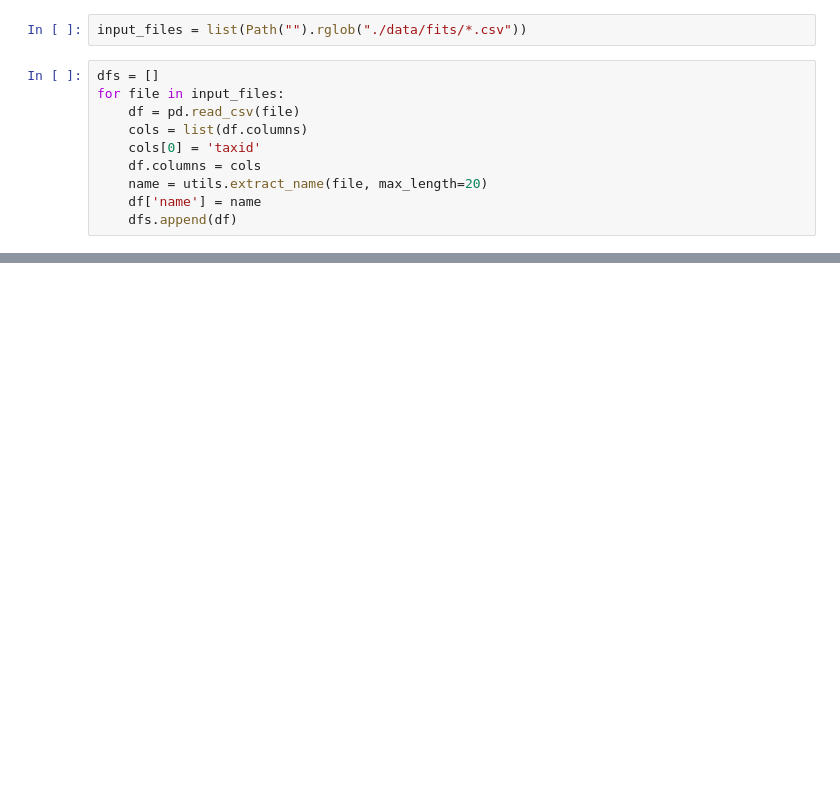
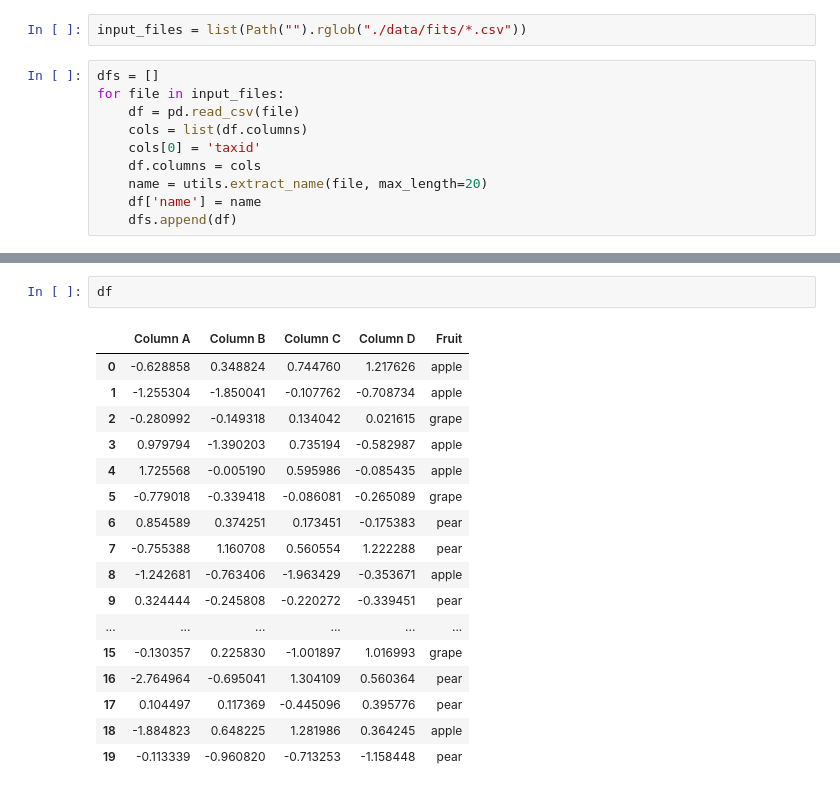
Before and after one commit to genomewalker/metadamage, a Jupyter notebook: plot_fit_results.ipynb, the cells around one changed output, grey strips where cells are left out. Drawn from its saved outputs; the diff is of its cells as text; blank space fills up the shorter version.

```diff
--- a/plot_fit_results.ipynb
+++ b/plot_fit_results.ipynb
@@ -177,0 +305,20 @@ py.offline.plot(fig_forward_reverse, filename='./figures/plotly_forward_reverse'
+# %%
+df
+# %% [output]
+|  | Column A | Column B | Column C | Column D | Fruit |
+| 0 | -0.628858 | 0.348824 | 0.744760 | 1.217626 | apple |
+| 1 | -1.255304 | -1.850041 | -0.107762 | -0.708734 | apple |
+| 2 | -0.280992 | -0.149318 | 0.134042 | 0.021615 | grape |
+| 3 | 0.979794 | -1.390203 | 0.735194 | -0.582987 | apple |
+| 4 | 1.725568 | -0.005190 | 0.595986 | -0.085435 | apple |
+| 5 | -0.779018 | -0.339418 | -0.086081 | -0.265089 | grape |
+| 6 | 0.854589 | 0.374251 | 0.173451 | -0.175383 | pear |
+| 7 | -0.755388 | 1.160708 | 0.560554 | 1.222288 | pear |
+| 8 | -1.242681 | -0.763406 | -1.963429 | -0.353671 | apple |
+| 9 | 0.324444 | -0.245808 | -0.220272 | -0.339451 | pear |
+| ... | ... | ... | ... | ... | ... |
+| 15 | -0.130357 | 0.225830 | -1.001897 | 1.016993 | grape |
+| 16 | -2.764964 | -0.695041 | 1.304109 | 0.560364 | pear |
+| 17 | 0.104497 | 0.117369 | -0.445096 | 0.395776 | pear |
+| 18 | -1.884823 | 0.648225 | 1.281986 | 0.364245 | apple |
+| 19 | -0.113339 | -0.960820 | -0.713253 | -1.158448 | pear |
```
Also changed, not shown: parts of 39 cells of this notebook, 6 other files.
